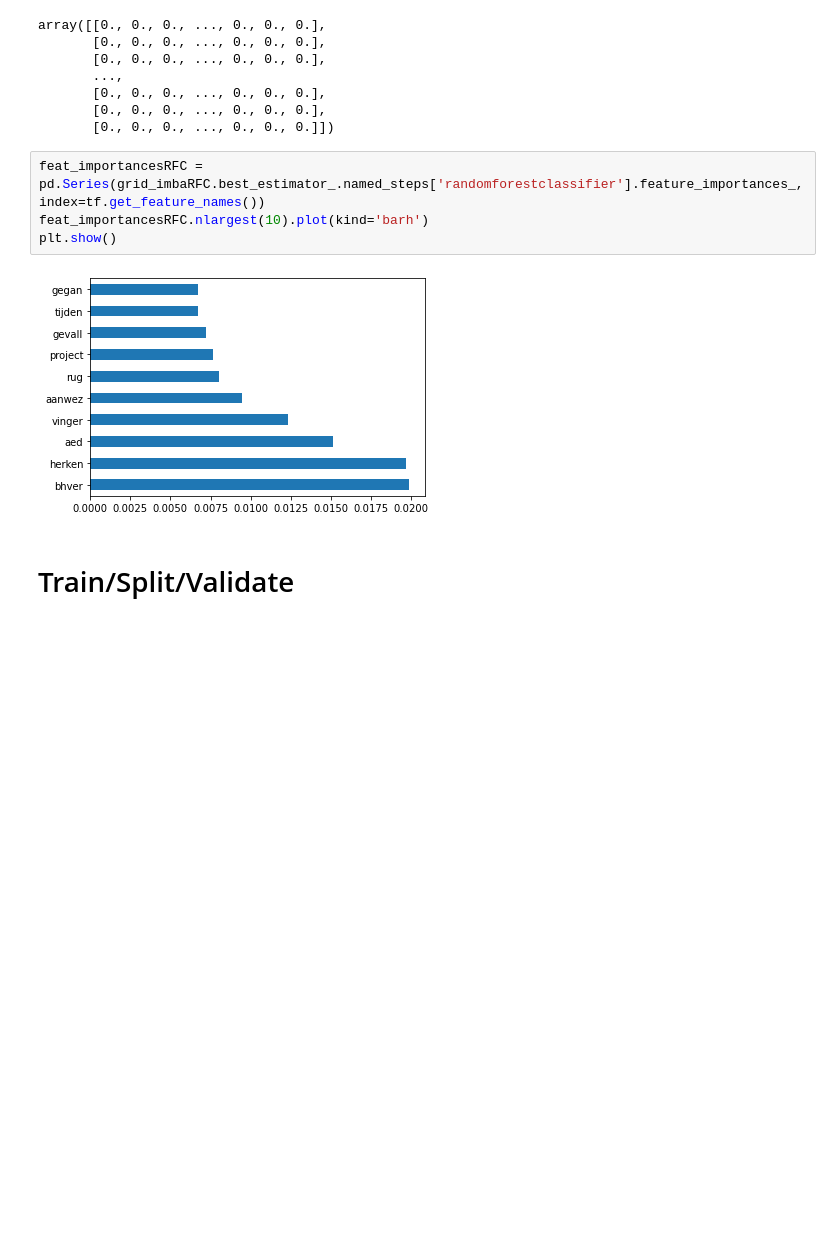
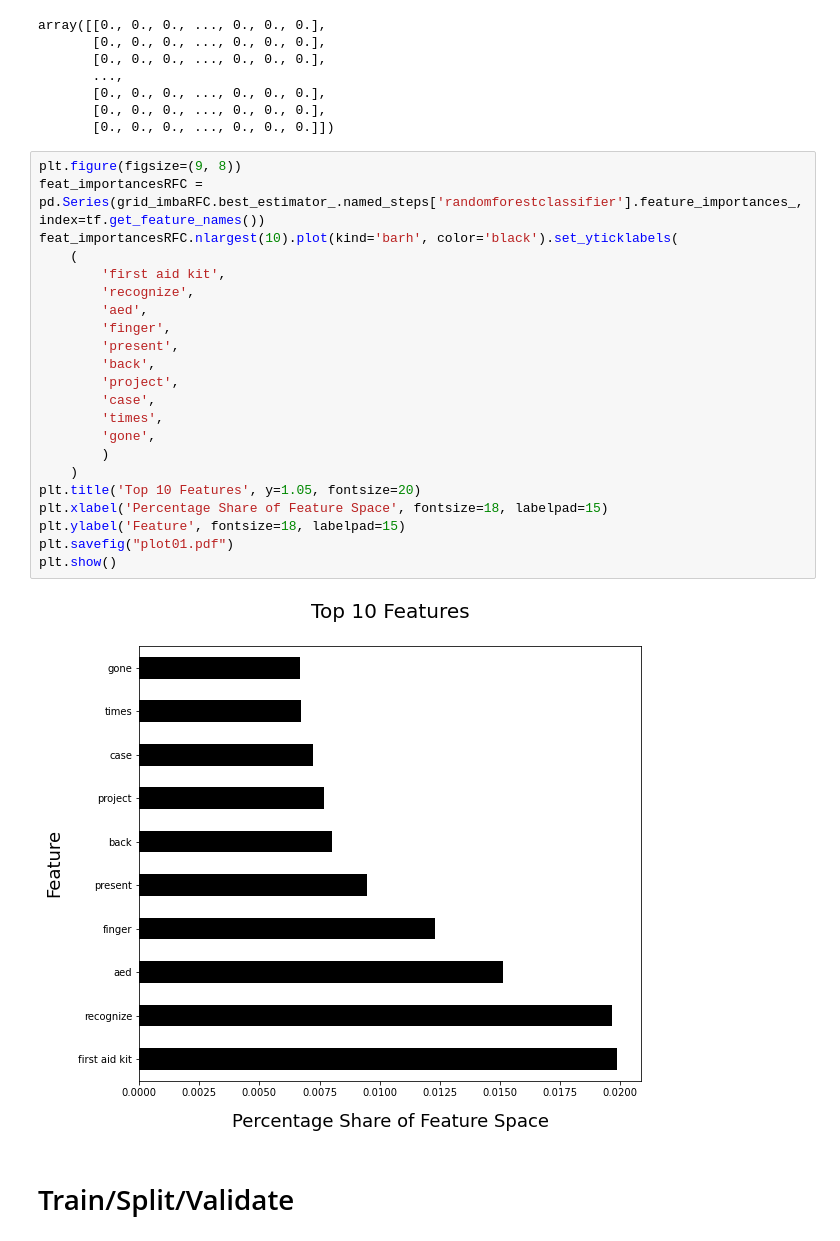
Before and after one commit to bryonie/Multi-Class-Text-Classification, a Jupyter notebook: Fix_Gridcearch.ipynb, the cells around one changed output. Saved outputs shown, nothing was run; the diff lists cells and outputs as text; blank space fills up the shorter version.

Commit message:
Made the graphs: - plot 1 - features - plot 2 - classifier

```diff
--- a/Fix_Gridcearch.ipynb
+++ b/Fix_Gridcearch.ipynb
@@ -219,12 +219,30 @@ array([[0., 0., 0., ..., 0., 0., 0.],
        [0., 0., 0., ..., 0., 0., 0.],
        [0., 0., 0., ..., 0., 0., 0.],
        [0., 0., 0., ..., 0., 0., 0.]])
-# %%
-feat_importancesRFC = pd.Series(grid_imbaRFC.best_estimator_.named_steps['randomforestclassifier'].feature_importances_, index=tf.get_feature_names())
-feat_importancesRFC.nlargest(10).plot(kind='barh')
-plt.show()
-# %% [output]
-[figure, removed]
+# %%
+plt.figure(figsize=(9, 8))
+feat_importancesRFC = pd.Series(grid_imbaRFC.best_estimator_.named_steps['randomforestclassifier'].feature_importances_, index=tf.get_feature_names())
+feat_importancesRFC.nlargest(10).plot(kind='barh', color='black').set_yticklabels(
+    (
+        'first aid kit',
+        'recognize',
+        'aed',
+        'finger',
+        'present',
+        'back',
+        'project',
+        'case',
+        'times',
+        'gone',
+        )
+    )
+plt.title('Top 10 Features', y=1.05, fontsize=20)
+plt.xlabel('Percentage Share of Feature Space', fontsize=18, labelpad=15)
+plt.ylabel('Feature', fontsize=18, labelpad=15)
+plt.savefig("plot01.pdf")
+plt.show()
+# %% [output]
+[figure, added]
 # %% [markdown]
 # Train/Split/Validate
 # %% [markdown]
```
Also changed, not shown: parts of 5 cells of this notebook, 2 other files.
